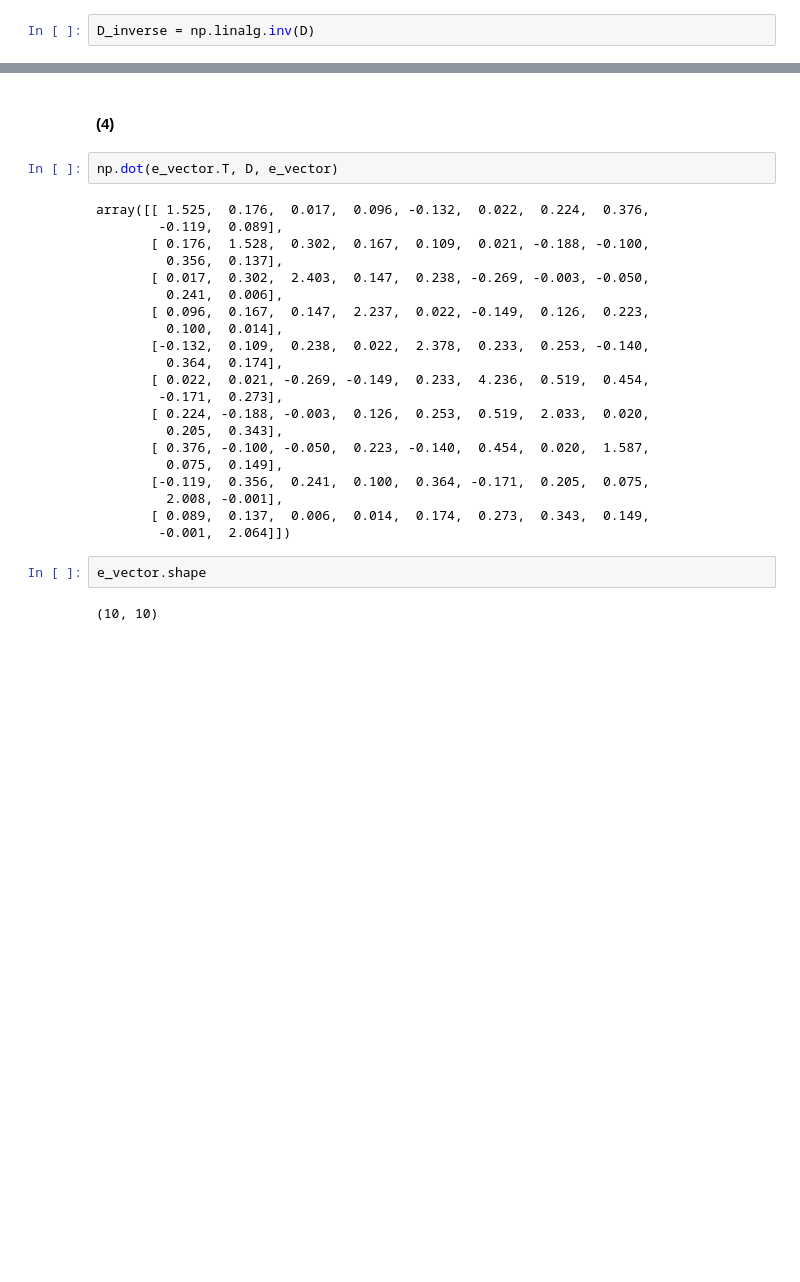
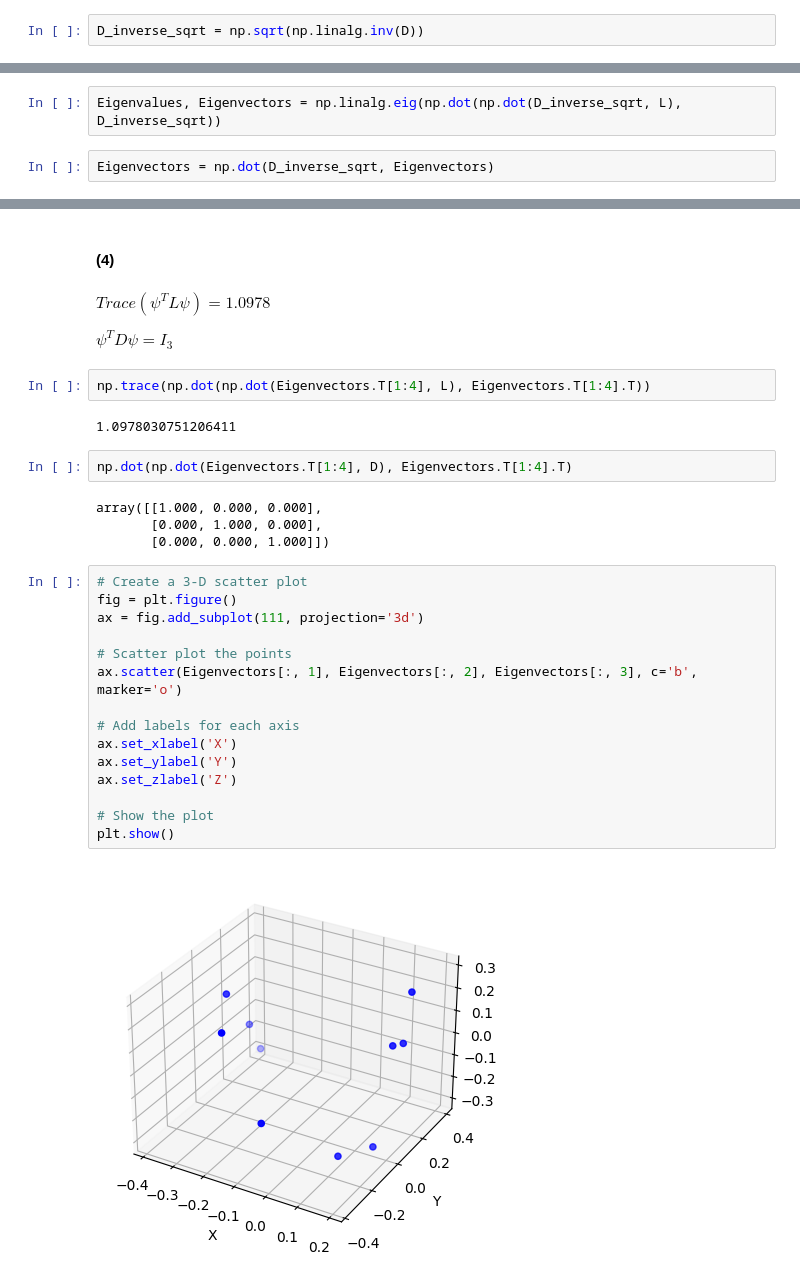
Before and after one commit to R12942159/NTU_ML, a Jupyter notebook: Solve Laplacian Eigenmaps.ipynb, the cells around one changed output, grey strips where cells are left out. Drawn from its saved outputs; the diff is of its cells as text; blank space fills up the shorter version.

```diff
--- a/Solve Laplacian Eigenmaps.ipynb
+++ b/Solve Laplacian Eigenmaps.ipynb
@@ -39,2 +42,2 @@ $
 # %%
-D_inverse = np.linalg.inv(D)
+D_inverse_sqrt = np.sqrt(np.linalg.inv(D))
@@ -46,0 +44,4 @@ e_value, e_vector.T
+# %%
+Eigenvalues, Eigenvectors = np.linalg.eig(np.dot(np.dot(D_inverse_sqrt, L), D_inverse_sqrt))
+# %%
+Eigenvectors = np.dot(D_inverse_sqrt, Eigenvectors)
@@ -120,29 +151,33 @@ plt.show()
 # %% [markdown]
 #### (4)
-# %%
-np.dot(e_vector.T, D, e_vector)
-# %% [output]
-array([[ 1.525,  0.176,  0.017,  0.096, -0.132,  0.022,  0.224,  0.376,
-        -0.119,  0.089],
-       [ 0.176,  1.528,  0.302,  0.167,  0.109,  0.021, -0.188, -0.100,
-         0.356,  0.137],
-       [ 0.017,  0.302,  2.403,  0.147,  0.238, -0.269, -0.003, -0.050,
-         0.241,  0.006],
-       [ 0.096,  0.167,  0.147,  2.237,  0.022, -0.149,  0.126,  0.223,
-         0.100,  0.014],
-       [-0.132,  0.109,  0.238,  0.022,  2.378,  0.233,  0.253, -0.140,
-         0.364,  0.174],
-       [ 0.022,  0.021, -0.269, -0.149,  0.233,  4.236,  0.519,  0.454,
-        -0.171,  0.273],
-       [ 0.224, -0.188, -0.003,  0.126,  0.253,  0.519,  2.033,  0.020,
-         0.205,  0.343],
-       [ 0.376, -0.100, -0.050,  0.223, -0.140,  0.454,  0.020,  1.587,
-         0.075,  0.149],
-       [-0.119,  0.356,  0.241,  0.100,  0.364, -0.171,  0.205,  0.075,
-         2.008, -0.001],
-       [ 0.089,  0.137,  0.006,  0.014,  0.174,  0.273,  0.343,  0.149,
-        -0.001,  2.064]])
-# %%
-e_vector.shape
-# %% [output]
-(10, 10)
+# %% [markdown]
+$Trace(\psi^T L \psi) = 1.0978$
+
+$\psi^T D \psi = I_3$
+# %%
+np.trace(np.dot(np.dot(Eigenvectors.T[1:4], L), Eigenvectors.T[1:4].T))
+# %% [output]
+1.0978030751206411
+# %%
+np.dot(np.dot(Eigenvectors.T[1:4], D), Eigenvectors.T[1:4].T)
+# %% [output]
+array([[1.000, 0.000, 0.000],
+       [0.000, 1.000, 0.000],
+       [0.000, 0.000, 1.000]])
+# %%
+# Create a 3-D scatter plot
+fig = plt.figure()
+ax = fig.add_subplot(111, projection='3d')
+
+# Scatter plot the points
+ax.scatter(Eigenvectors[:, 1], Eigenvectors[:, 2], Eigenvectors[:, 3], c='b', marker='o')
+
+# Add labels for each axis
+ax.set_xlabel('X')
+ax.set_ylabel('Y')
+ax.set_zlabel('Z')
+
+# Show the plot
+plt.show()
+# %% [output]
+[figure, added]
```
Also changed, not shown: parts of 17 cells of this notebook.
